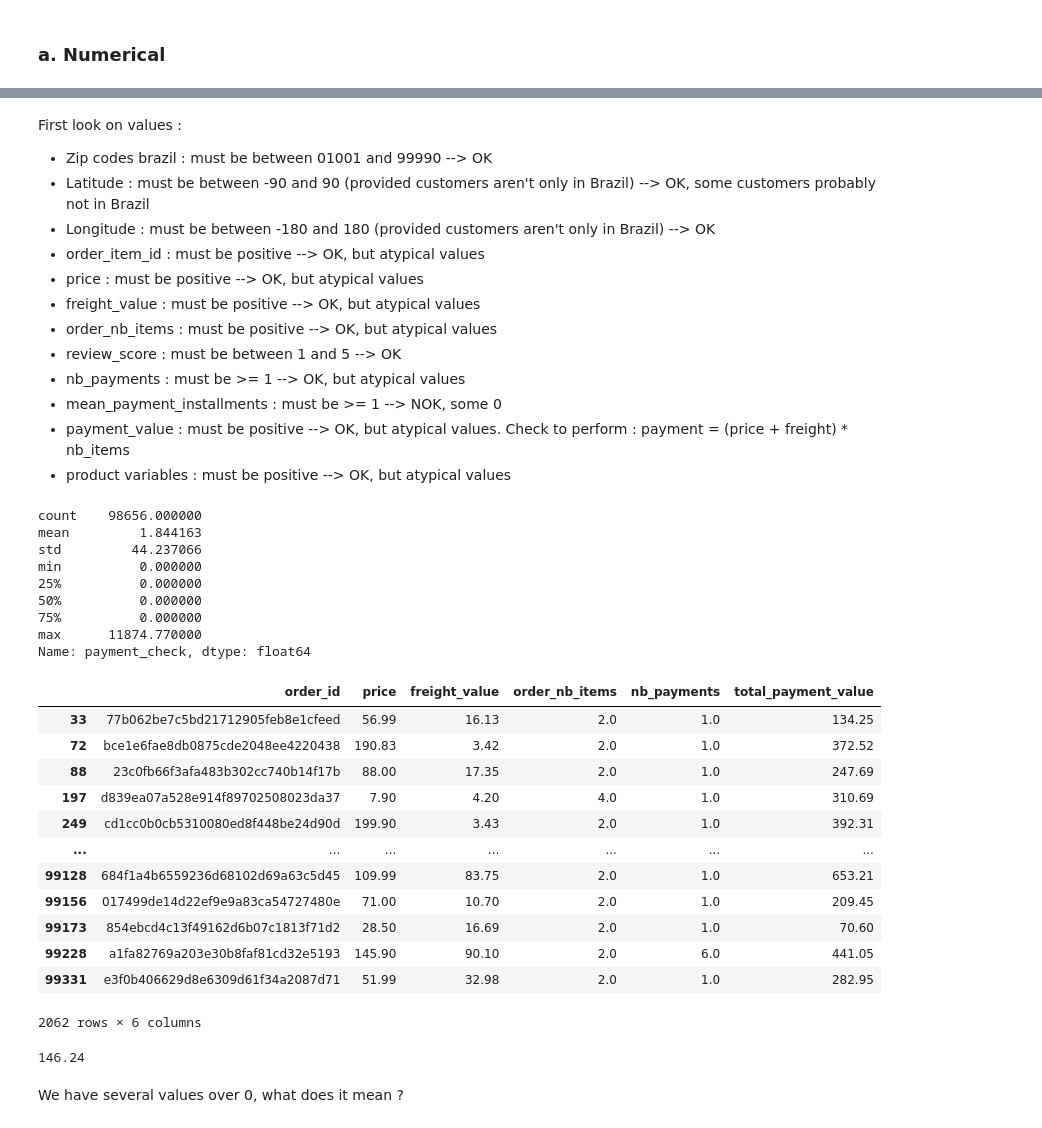
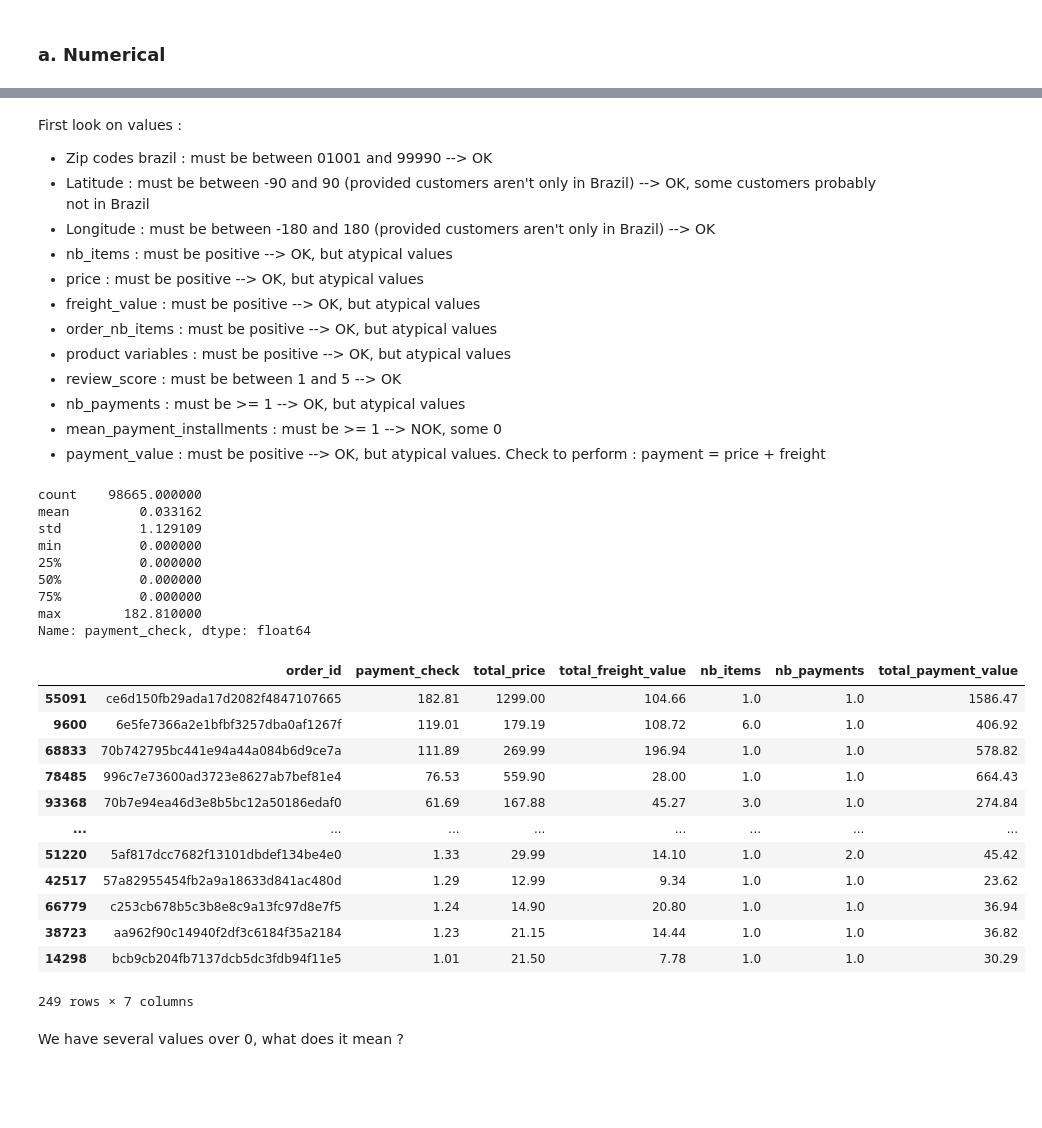
Before and after one commit to RobinPbt/P5-Openclassrooms, a Jupyter notebook: P5_cleaning.ipynb, the cells around one changed output, grey strips where cells are left out. Saved outputs shown, nothing was run; the diff lists cells and outputs as text; code cells hidden in the pictures; blank space fills up the shorter version.

```diff
--- a/P5_cleaning.ipynb
+++ b/P5_cleaning.ipynb
@@ -1174,49 +1007,47 @@ First look on values :
 - Zip codes brazil : must be between 01001 and 99990 --> OK
 - Latitude : must be between -90 and 90 (provided customers aren't only in Brazil) --> OK, some customers probably not in Brazil
 - Longitude : must be between -180 and 180 (provided customers aren't only in Brazil) --> OK
-- order_item_id : must be positive --> OK, but atypical values
+- nb_items : must be positive --> OK, but atypical values
 - price : must be positive --> OK, but atypical values
 - freight_value : must be positive --> OK, but atypical values
 - order_nb_items : must be positive --> OK, but atypical values
+- product variables : must be positive --> OK, but atypical values
 - review_score : must be between 1 and 5 --> OK
 - nb_payments : must be >= 1 --> OK, but atypical values
 - mean_payment_installments : must be >= 1 --> NOK, some 0
-- payment_value : must be positive --> OK, but atypical values. Check to perform : payment = (price + freight) * nb_items
-- product variables : must be positive --> OK, but atypical values
+- payment_value : must be positive --> OK, but atypical values. Check to perform : payment = price + freight
 # %%
 # Check for payment values
 
-data['payment_check'] = abs(((data['price'] + data['freight_value']) * data['order_nb_items']) - data['total_payment_value'])
+data['payment_check'] = abs((data['total_price'] + data['total_freight_value']) - data['total_payment_value'])
 data['payment_check'].describe()
 # %% [output]
-count    98656.000000
-mean         1.844163
-std         44.237066
+count    98665.000000
+mean         0.033162
+std          1.129109
 min          0.000000
 25%          0.000000
 50%          0.000000
 75%          0.000000
-max      11874.770000
+max        182.810000
 Name: payment_check, dtype: float64
-# %%
-data[data['payment_check'] > 10][['order_id', 'price', 'freight_value', 'order_nb_items', 'nb_payments', 'total_payment_value']]
-# %% [output]
-|  | order_id | price | freight_value | order_nb_items | nb_payments | total_payment_value |
-| 33 | 77b062be7c5bd21712905feb8e1cfeed | 56.99 | 16.13 | 2.0 | 1.0 | 134.25 |
-| 72 | bce1e6fae8db0875cde2048ee4220438 | 190.83 | 3.42 | 2.0 | 1.0 | 372.52 |
-| 88 | 23c0fb66f3afa483b302cc740b14f17b | 88.00 | 17.35 | 2.0 | 1.0 | 247.69 |
-| 197 | d839ea07a528e914f89702508023da37 | 7.90 | 4.20 | 4.0 | 1.0 | 310.69 |
-| 249 | cd1cc0b0cb5310080ed8f448be24d90d | 199.90 | 3.43 | 2.0 | 1.0 | 392.31 |
-| ... | ... | ... | ... | ... | ... | ... |
-| 99128 | 684f1a4b6559236d68102d69a63c5d45 | 109.99 | 83.75 | 2.0 | 1.0 | 653.21 |
-| 99156 | 017499de14d22ef9e9a83ca54727480e | 71.00 | 10.70 | 2.0 | 1.0 | 209.45 |
-| 99173 | 854ebcd4c13f49162d6b07c1813f71d2 | 28.50 | 16.69 | 2.0 | 1.0 | 70.60 |
-| 99228 | a1fa82769a203e30b8faf81cd32e5193 | 145.90 | 90.10 | 2.0 | 6.0 | 441.05 |
-| 99331 | e3f0b406629d8e6309d61f34a2087d71 | 51.99 | 32.98 | 2.0 | 1.0 | 282.95 |
-2062 rows × 6 columns
-# %%
-(56.99 + 16.13) * 2
-# %% [output]
-146.24
+# %%
+data[data['payment_check'] > 1][['order_id', 'payment_check',
+                                 'total_price', 'total_freight_value',
+                                 'nb_items', 'nb_payments', 'total_payment_value']].sort_values(by='payment_check', ascending=False)
+# %% [output]
+|  | order_id | payment_check | total_price | total_freight_value | nb_items | nb_payments | total_payment_value |
+| 55091 | ce6d150fb29ada17d2082f4847107665 | 182.81 | 1299.00 | 104.66 | 1.0 | 1.0 | 1586.47 |
+| 9600 | 6e5fe7366a2e1bfbf3257dba0af1267f | 119.01 | 179.19 | 108.72 | 6.0 | 1.0 | 406.92 |
+| 68833 | 70b742795bc441e94a44a084b6d9ce7a | 111.89 | 269.99 | 196.94 | 1.0 | 1.0 | 578.82 |
+| 78485 | 996c7e73600ad3723e8627ab7bef81e4 | 76.53 | 559.90 | 28.00 | 1.0 | 1.0 | 664.43 |
+| 93368 | 70b7e94ea46d3e8b5bc12a50186edaf0 | 61.69 | 167.88 | 45.27 | 3.0 | 1.0 | 274.84 |
+| ... | ... | ... | ... | ... | ... | ... | ... |
+| 51220 | 5af817dcc7682f13101dbdef134be4e0 | 1.33 | 29.99 | 14.10 | 1.0 | 2.0 | 45.42 |
+| 42517 | 57a82955454fb2a9a18633d841ac480d | 1.29 | 12.99 | 9.34 | 1.0 | 1.0 | 23.62 |
+| 66779 | c253cb678b5c3b8e8c9a13fc97d8e7f5 | 1.24 | 14.90 | 20.80 | 1.0 | 1.0 | 36.94 |
+| 38723 | aa962f90c14940f2df3c6184f35a2184 | 1.23 | 21.15 | 14.44 | 1.0 | 1.0 | 36.82 |
+| 14298 | bcb9cb204fb7137dcb5dc3fdb94f11e5 | 1.01 | 21.50 | 7.78 | 1.0 | 1.0 | 30.29 |
+249 rows × 7 columns
 # %% [markdown]
 We have several values over 0, what does it mean ?
```
Also changed, not shown: parts of 142 cells of this notebook.
